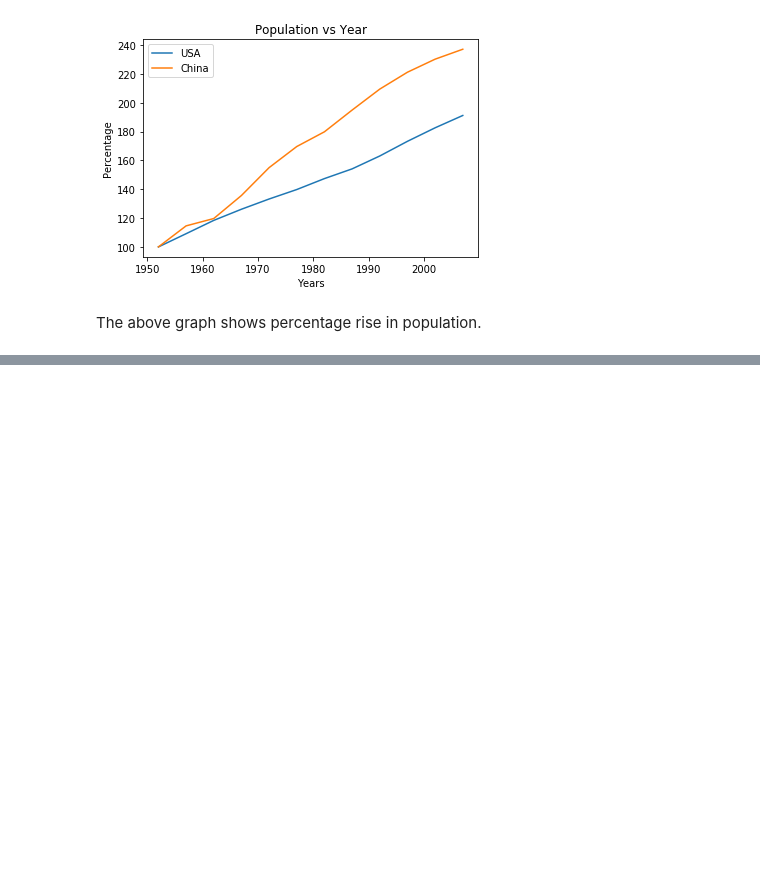
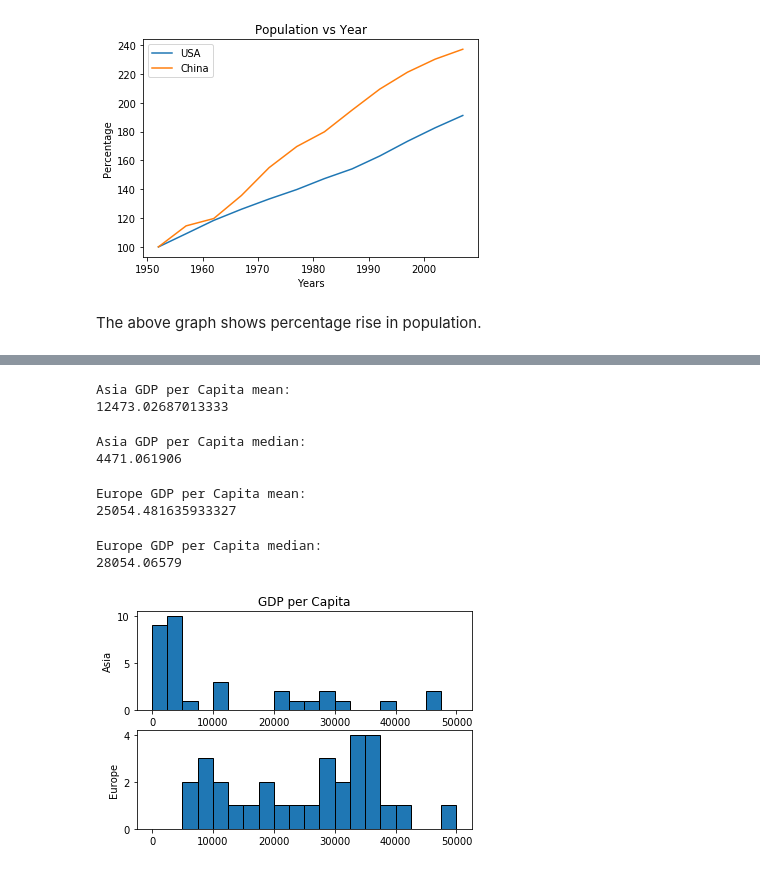
Before and after one commit to srushtips/Data-Visualisation-Basics, a Jupyter notebook: Data_Visualization_Python.ipynb, the cells around one changed output, grey strips where cells are left out. Cells and saved outputs as stored; diff of their text form; code cells hidden in the pictures; blank space fills up the shorter version.

```diff
--- a/Data_Visualization_Python.ipynb
+++ b/Data_Visualization_Python.ipynb
@@ -215,0 +255,2 @@ The above graph shows percentage rise in population.
+# %%
+data = pd.read_csv('countries1.csv')
@@ -215,0 +296,3 @@ The above graph shows percentage rise in population.
+# %%
+#plotting only the data for 2007
+data_2007 = data[data.year==2007]
@@ -215,0 +308,3 @@ The above graph shows percentage rise in population.
+# %%
+asia=data_2007[data_2007.continent=="Asia"]
+europe=data_2007[data_2007.continent=='Europe']
@@ -215,0 +357,24 @@ The above graph shows percentage rise in population.
+# %%
+print('Asia GDP per Capita mean:')
+print(asia.gdpPerCapita.mean())
+# %% [output]
+Asia GDP per Capita mean:
+12473.02687013333
+# %%
+print('Asia GDP per Capita median:')
+print(asia.gdpPerCapita.median())
+# %% [output]
+Asia GDP per Capita median:
+4471.061906
+# %%
+print('Europe GDP per Capita mean:')
+print(europe.gdpPerCapita.mean())
+# %% [output]
+Europe GDP per Capita mean:
+25054.481635933327
+# %%
+print('Europe GDP per Capita median:')
+print(europe.gdpPerCapita.median())
+# %% [output]
+Europe GDP per Capita median:
+28054.06579
@@ -215,0 +384,11 @@ The above graph shows percentage rise in population.
+# %%
+plt.subplot(211)
+plt.title('GDP per Capita')
+plt.ylabel('Asia')
+plt.hist(asia.gdpPerCapita,20,range=(0,50000),edgecolor="black")
+plt.subplot(212)
+plt.ylabel('Europe')
+plt.hist(europe.gdpPerCapita,20,range=(0,50000),edgecolor='black')
+plt.show()
+# %% [output]
+[figure, added]
```
Also changed, not shown: parts of 68 cells of this notebook, 15 other files.
